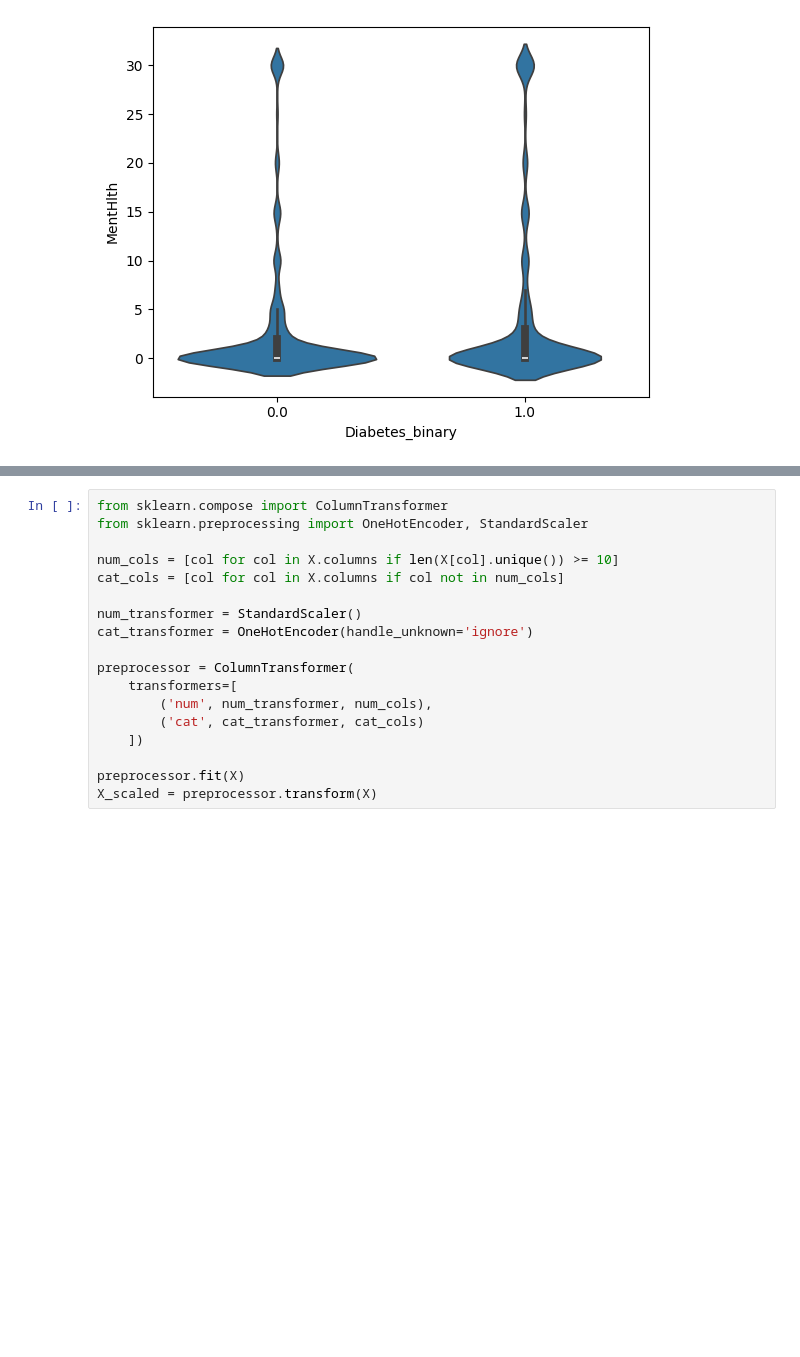
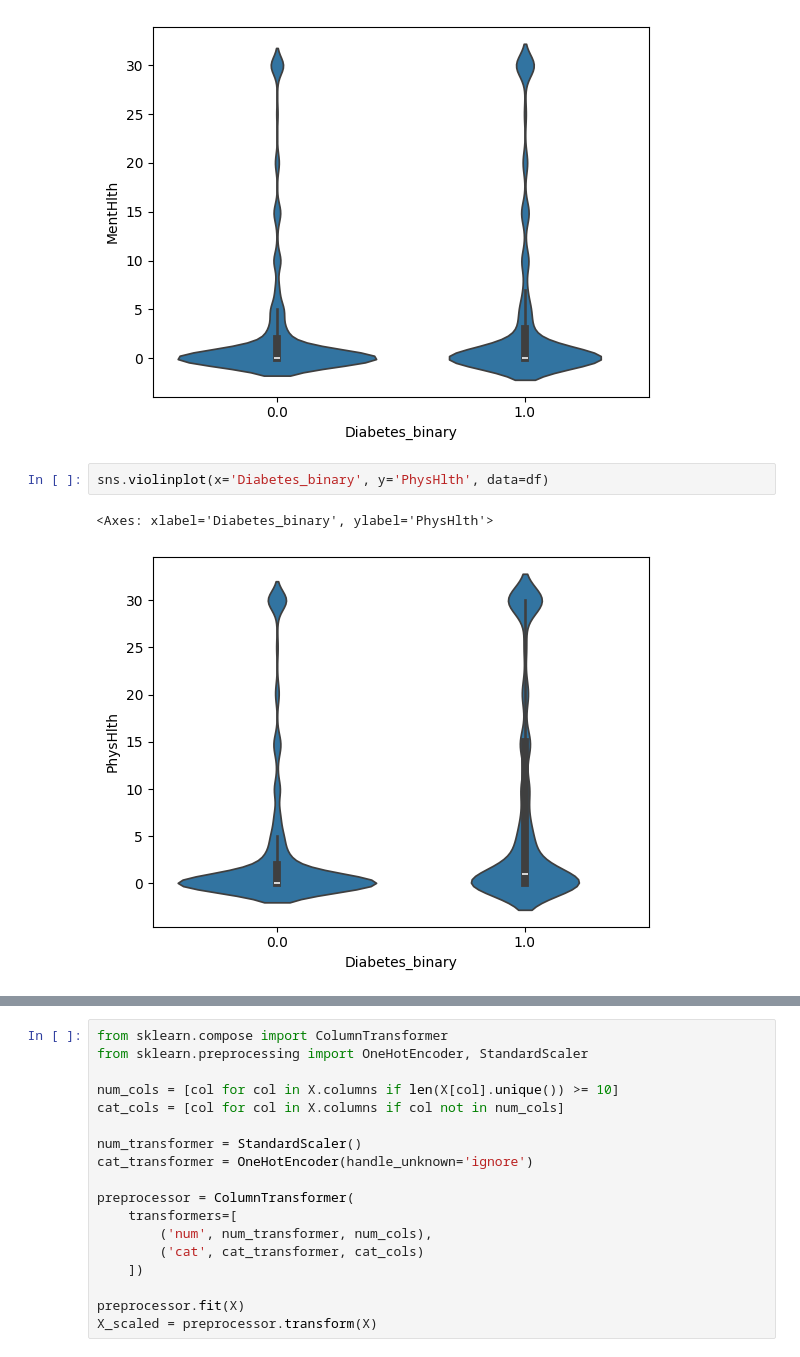
Before and after one commit to Panta-Rhei-LZ/DS-9000-Project-Data, a Jupyter notebook: Data Visualization.ipynb, the cells around one changed output, grey strips where cells are left out. Saved outputs shown, nothing was run; the diff lists cells and outputs as text; blank space fills up the shorter version.

```diff
--- a/Data Visualization.ipynb
+++ b/Data Visualization.ipynb
@@ -88,3 +88,8 @@ sns.violinplot(x='Diabetes_binary', y='MentHlth', data=df)
 # %% [output]
 <Axes: xlabel='Diabetes_binary', ylabel='MentHlth'>
 [figure]
+# %%
+sns.violinplot(x='Diabetes_binary', y='PhysHlth', data=df)
+# %% [output]
+<Axes: xlabel='Diabetes_binary', ylabel='PhysHlth'>
+[figure, added]
```
Also changed, not shown: parts of 4 cells of this notebook.
